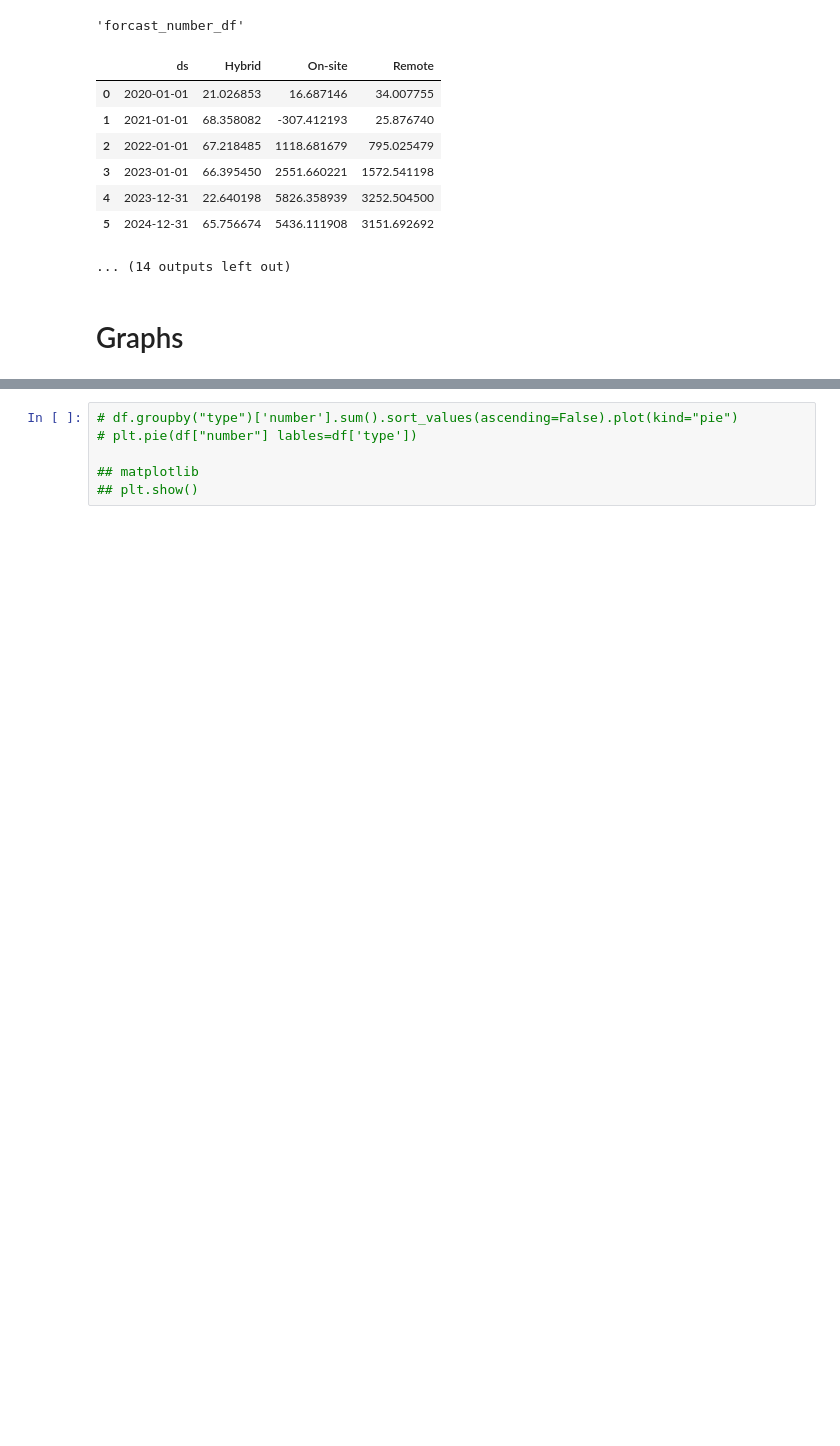
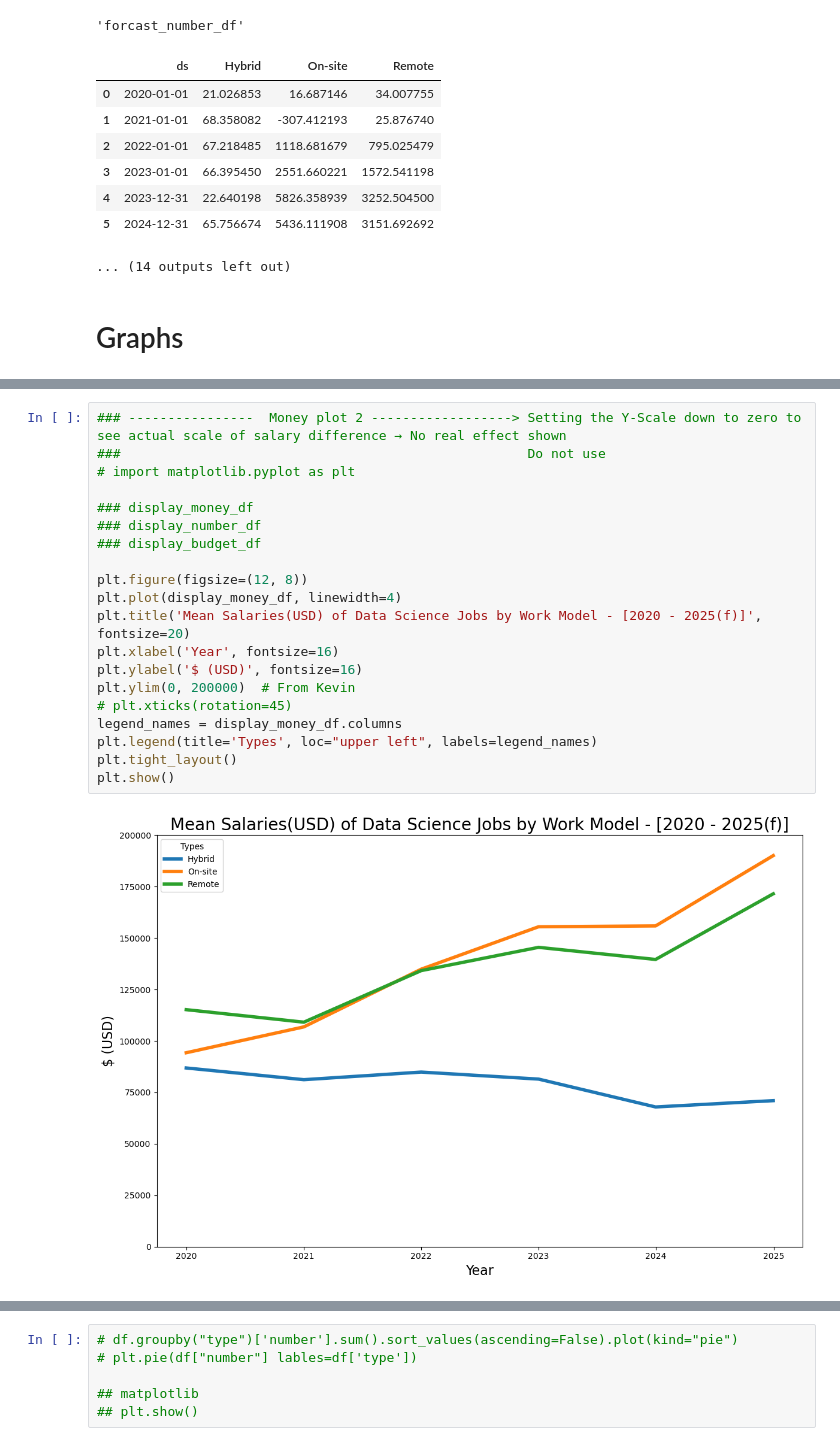
Before and after one commit to sellerstx1982/data_science_salaries, a Jupyter notebook: data_science_salaries_bauer.ipynb, the cells around one changed output, grey strips where cells are left out. Cells and saved outputs as stored; diff of their text form; blank space fills up the shorter version.

```diff
--- a/data_science_salaries_bauer.ipynb
+++ b/data_science_salaries_bauer.ipynb
@@ -419,3 +423,25 @@ plt.show()
+# %%
+### ----------------  Money plot 2 ------------------> Setting the Y-Scale down to zero to see actual scale of salary difference → No real effect shown
+###                                                    Do not use
+# import matplotlib.pyplot as plt
+
+### display_money_df
+### display_number_df
+### display_budget_df
+
+plt.figure(figsize=(12, 8))
+plt.plot(display_money_df, linewidth=4)
+plt.title('Mean Salaries(USD) of Data Science Jobs by Work Model - [2020 - 2025(f)]', fontsize=20)
+plt.xlabel('Year', fontsize=16)
+plt.ylabel('$ (USD)', fontsize=16)
+plt.ylim(0, 200000)  # From Kevin
+# plt.xticks(rotation=45)
+legend_names = display_money_df.columns
+plt.legend(title='Types', loc="upper left", labels=legend_names)
+plt.tight_layout()
+plt.show()
+# %% [output]
+[figure, added]
 # %%
 ### ----------------  Number plot ------------------
 # import matplotlib.pyplot as plt
```
Also changed, not shown: parts of 5 cells of this notebook.
